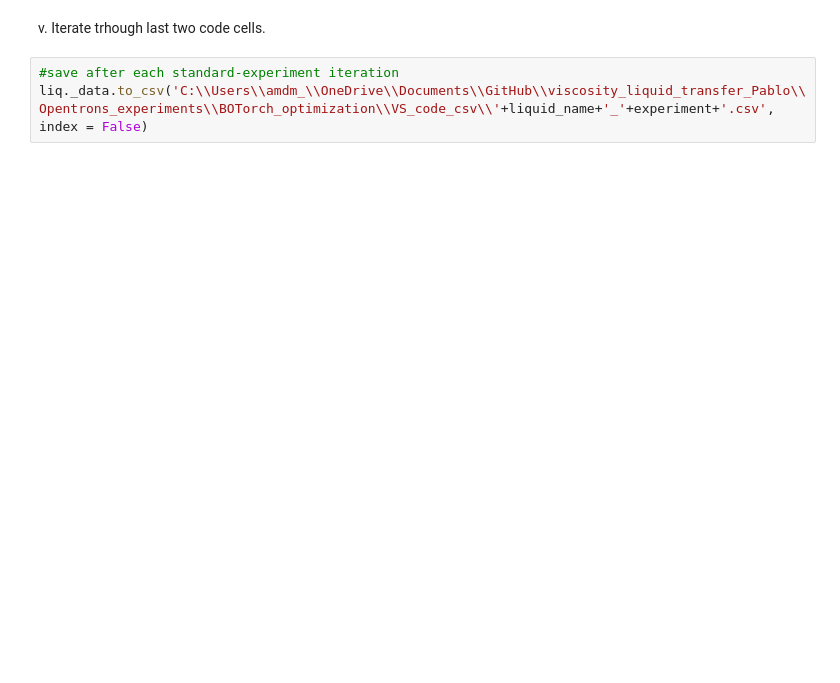
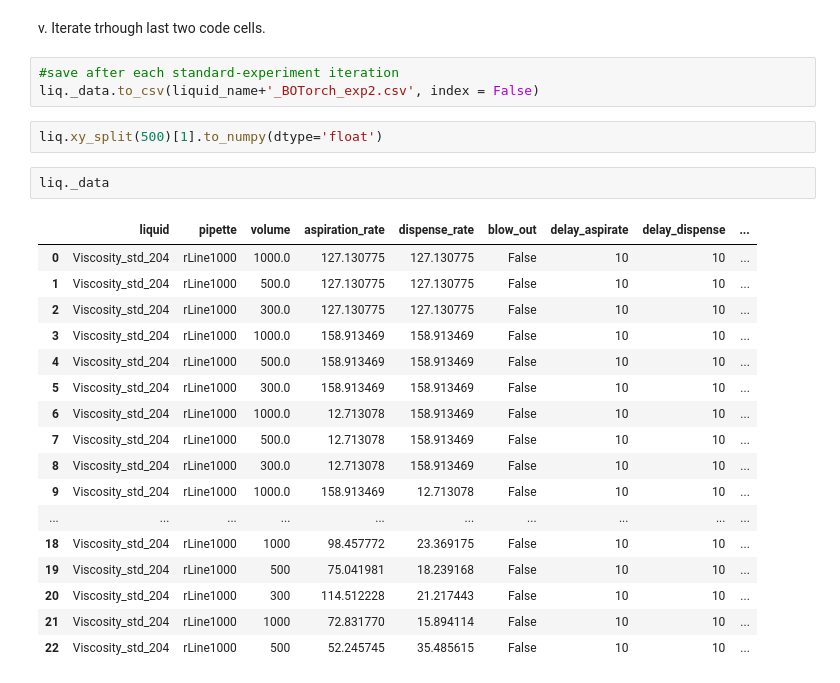
Before and after one commit to Quijanove/viscosity_liquid_transfer_Pablo, a Jupyter notebook: Sartorious_experiments/Code/BOTorch_optimization_individual_volume_Sartorious.ipynb, the cells around one changed output. Saved outputs shown, nothing was run; the diff lists cells and outputs as text; blank space fills up the shorter version.

Commit message:
Botorch experiments edits + 204 ML

```diff
--- a/Sartorious_experiments/Code/BOTorch_optimization_individual_volume_Sartorious.ipynb
+++ b/Sartorious_experiments/Code/BOTorch_optimization_individual_volume_Sartorious.ipynb
@@ -463,4 +505,26 @@ liq.update_data(df)
 v. Iterate trhough last two code cells.
 # %%
 #save after each standard-experiment iteration
-liq._data.to_csv('C:\\Users\\amdm_\\OneDrive\\Documents\\GitHub\\viscosity_liquid_transfer_Pablo\\Opentrons_experiments\\BOTorch_optimization\\VS_code_csv\\'+liquid_name+'_'+experiment+'.csv', index = False)
+liq._data.to_csv(liquid_name+'_BOTorch_exp2.csv', index = False)
+# %%
+liq.xy_split(500)[1].to_numpy(dtype='float')
+# %%
+liq._data
+# %% [output]
+|  | liquid | pipette | volume | aspiration_rate | dispense_rate | blow_out | delay_aspirate | delay_dispense | ... |
+| 0 | Viscosity_std_204 | rLine1000 | 1000.0 | 127.130775 | 127.130775 | False | 10 | 10 | ... |
+| 1 | Viscosity_std_204 | rLine1000 | 500.0 | 127.130775 | 127.130775 | False | 10 | 10 | ... |
+| 2 | Viscosity_std_204 | rLine1000 | 300.0 | 127.130775 | 127.130775 | False | 10 | 10 | ... |
+| 3 | Viscosity_std_204 | rLine1000 | 1000.0 | 158.913469 | 158.913469 | False | 10 | 10 | ... |
+| 4 | Viscosity_std_204 | rLine1000 | 500.0 | 158.913469 | 158.913469 | False | 10 | 10 | ... |
+| 5 | Viscosity_std_204 | rLine1000 | 300.0 | 158.913469 | 158.913469 | False | 10 | 10 | ... |
+| 6 | Viscosity_std_204 | rLine1000 | 1000.0 | 12.713078 | 158.913469 | False | 10 | 10 | ... |
+| 7 | Viscosity_std_204 | rLine1000 | 500.0 | 12.713078 | 158.913469 | False | 10 | 10 | ... |
+| 8 | Viscosity_std_204 | rLine1000 | 300.0 | 12.713078 | 158.913469 | False | 10 | 10 | ... |
+| 9 | Viscosity_std_204 | rLine1000 | 1000.0 | 158.913469 | 12.713078 | False | 10 | 10 | ... |
+| ... | ... | ... | ... | ... | ... | ... | ... | ... | ... |
+| 18 | Viscosity_std_204 | rLine1000 | 1000 | 98.457772 | 23.369175 | False | 10 | 10 | ... |
+| 19 | Viscosity_std_204 | rLine1000 | 500 | 75.041981 | 18.239168 | False | 10 | 10 | ... |
+| 20 | Viscosity_std_204 | rLine1000 | 300 | 114.512228 | 21.217443 | False | 10 | 10 | ... |
+| 21 | Viscosity_std_204 | rLine1000 | 1000 | 72.831770 | 15.894114 | False | 10 | 10 | ... |
+| 22 | Viscosity_std_204 | rLine1000 | 500 | 52.245745 | 35.485615 | False | 10 | 10 | ... |
```
Also changed, not shown: parts of 18 cells of this notebook, 3 other files.
